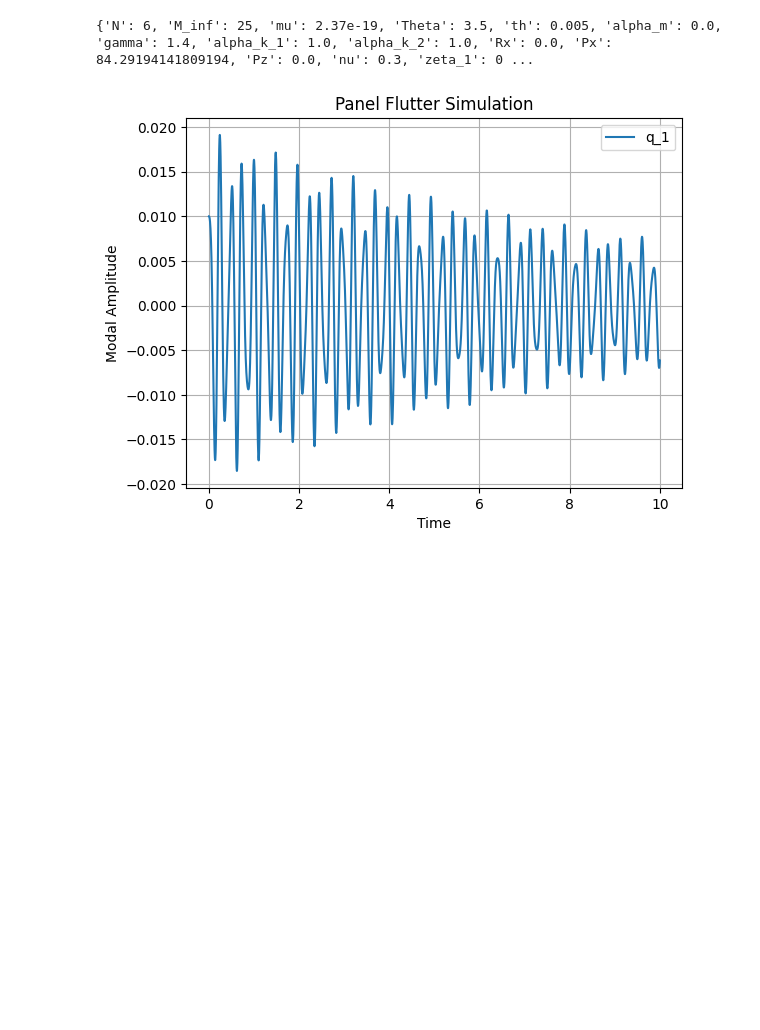
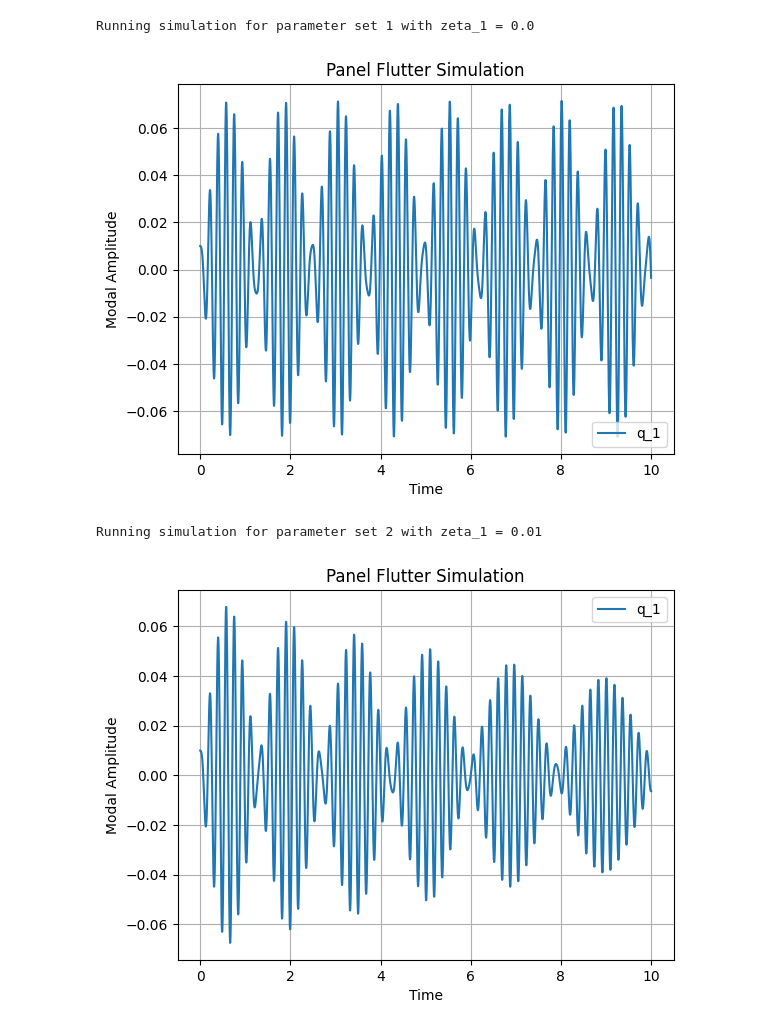
Before and after one commit to kofiblake1/DSMC-GPR, a Jupyter notebook: src/notebooks/panel_flutter.ipynb, the cells around one changed output. Cells and saved outputs as stored; diff of their text form; code cells hidden in the pictures; blank space fills up the shorter version.

```diff
--- a/src/notebooks/panel_flutter.ipynb
+++ b/src/notebooks/panel_flutter.ipynb
@@ -1,7 +1,7 @@
 # %%
 import numpy as np
 
-def setup_parameters(lam, N=5, M_inf = 25):
+def setup_parameters(lam, N=5, zeta_1=0.0, M_inf = 25):
 
     N = N # Number of modes
     M_inf = M_inf # Mach number
@@ -15,7 +15,7 @@ def setup_parameters(lam, N=5, M_inf = 25):
     Rx = 0.0
     Pz = 0.0
     nu = 0.3
-    zeta_1 = 0.01
+    zeta_1 = zeta_1
 
     Px = lam * (1-alpha_m) / np.sqrt(2*np.pi*gamma)
     alpha_k = alpha_k_1 * alpha_k_2 / (alpha_k_1 + alpha_k_2 - alpha_k_1 * alpha_k_2)
@@ -147,24 +147,30 @@ def dn(n, params):
 # %%
 from scipy.integrate import solve_ivp
 import matplotlib.pyplot as plt
 
-params = setup_parameters(lam=250, N=6, M_inf=25)
-print(params)
-y0 = np.zeros(2*params['N']) # Initial conditions (q_n and qdot_n)
-y0[0] = 0.01 # Initial condition for q_1
+params1 = setup_parameters(lam=312.3, N=6,zeta_1=0.0, M_inf=25)
+params2 = setup_parameters(lam=312.3, N=6,zeta_1=0.01, M_inf=25)
 
-sol = solve_ivp(flutter_model, [0,10], y0, args=(params,))
-plt.plot(sol.t, sol.y[0,:], label='q_1')
-# plt.plot(sol.t, sol.y[1,:], label='q_2')
-# plt.plot(sol.t, sol.y[2,:], label='q_3')
-# plt.plot(sol.t, sol.y[3,:], label='q_4')
-# plt.plot(sol.t, sol.y[4,:], label='q_5')
-plt.xlabel('Time')
-plt.ylabel('Modal Amplitude')
-plt.title('Panel Flutter Simulation')
-plt.legend()
-plt.grid()
-plt.show()
+params = [params1, params2]
+for i, param in enumerate(params):
+    print(f"Running simulation for parameter set {i+1} with zeta_1 = {param['zeta_1']}")
+    y0 = np.zeros(2*param['N']) # Initial conditions (q_n and qdot_n)
+    y0[0] = 0.01 # Initial condition for q_1
+
+    sol = solve_ivp(flutter_model, [0,10], y0, args=(param,))
+    plt.plot(sol.t, sol.y[0,:], label='q_1')
+    # plt.plot(sol.t, sol.y[1,:], label='q_2')
+    # plt.plot(sol.t, sol.y[2,:], label='q_3')
+    # plt.plot(sol.t, sol.y[3,:], label='q_4')
+    # plt.plot(sol.t, sol.y[4,:], label='q_5')
+    plt.xlabel('Time')
+    plt.ylabel('Modal Amplitude')
+    plt.title('Panel Flutter Simulation')
+    plt.legend()
+    plt.grid()
+    plt.show()
 # %% [output]
-{'N': 6, 'M_inf': 25, 'mu': 2.37e-19, 'Theta': 3.5, 'th': 0.005, 'alpha_m': 0.0, 'gamma': 1.4, 'alpha_k_1': 1.0, 'alpha_k_2': 1.0, 'Rx': 0.0, 'Px': 84.29194141809194, 'Pz': 0.0, 'nu': 0.3, 'zeta_1': 0 ...
+Running simulation for parameter set 1 with zeta_1 = 0.0
-[figure, old version]
+[figure, new version]
+Running simulation for parameter set 2 with zeta_1 = 0.01
+[figure, added]
```
